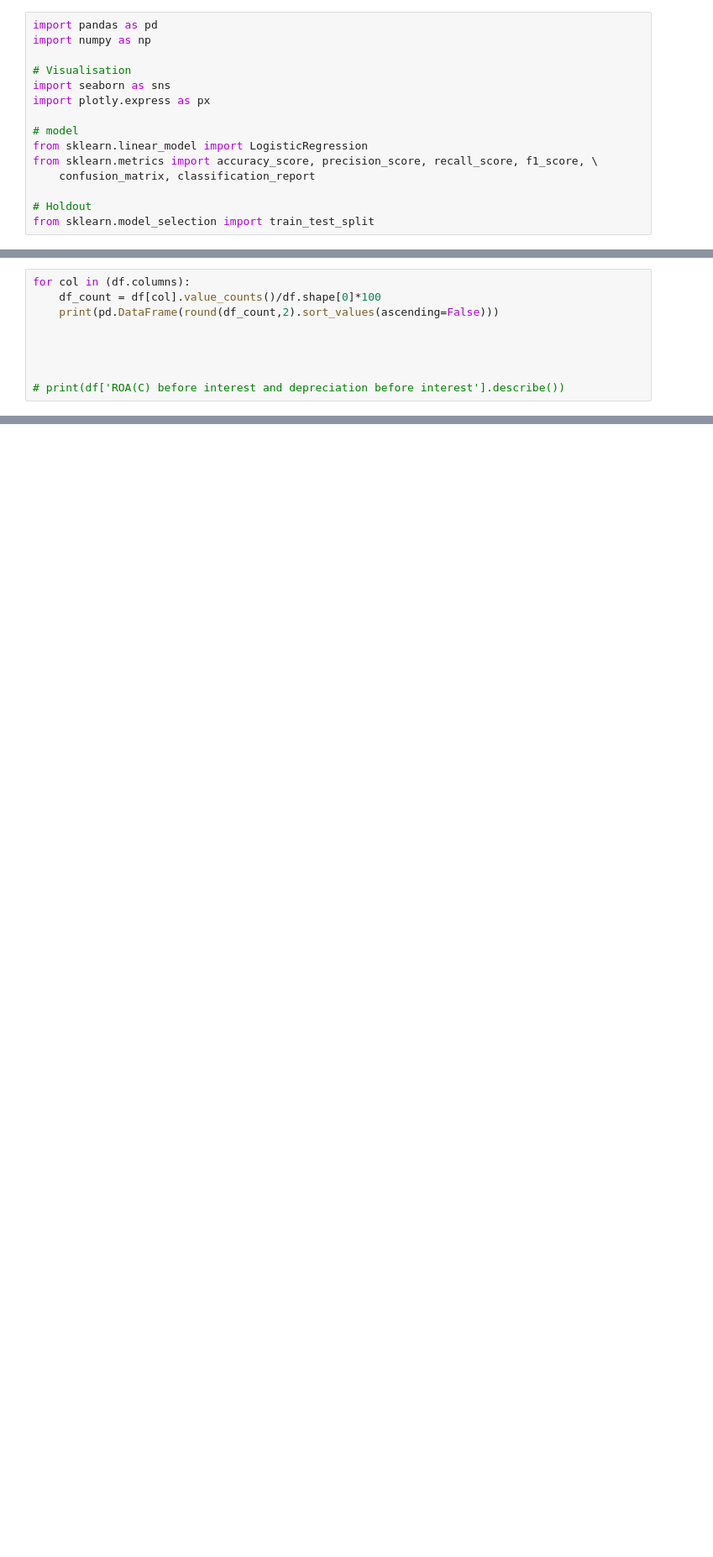
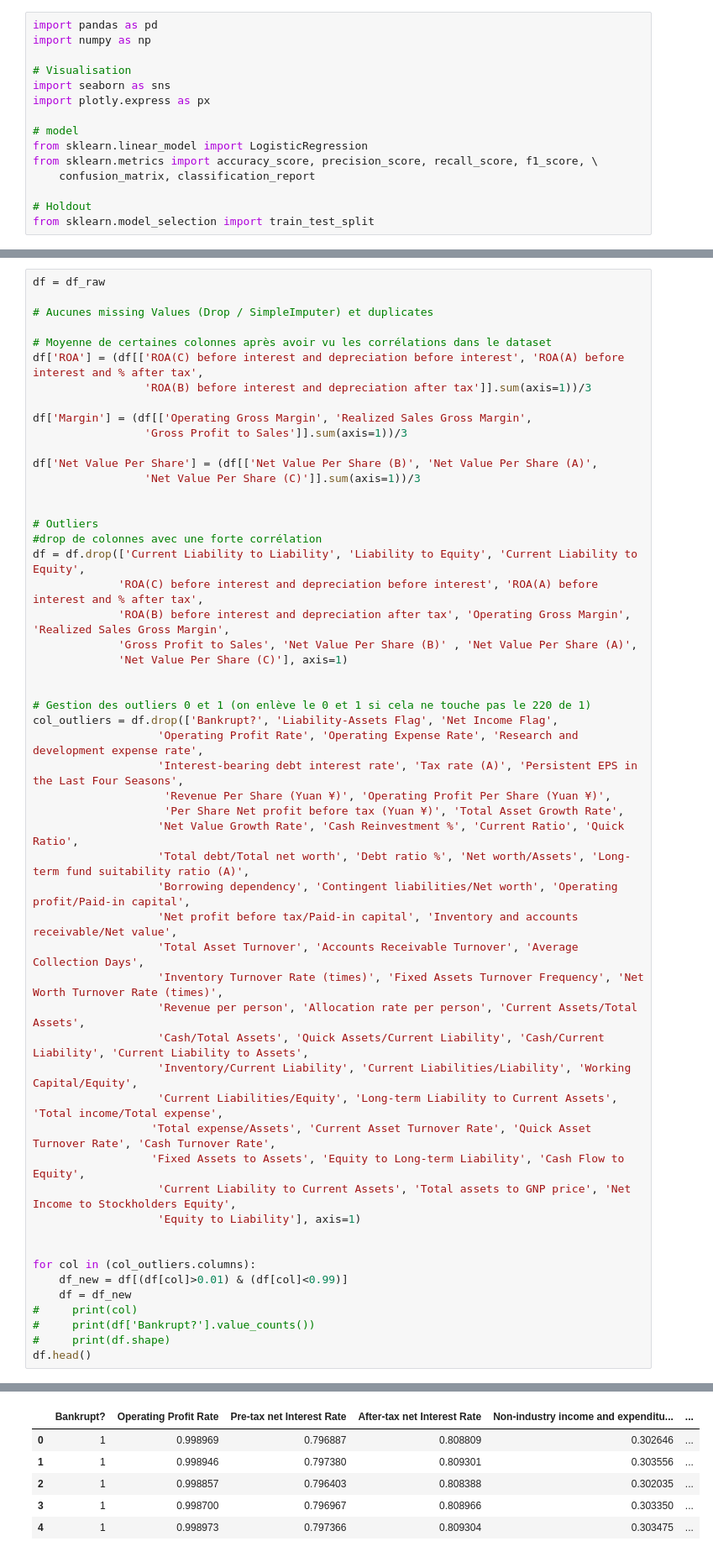
Before and after one commit to Clmntc/faillites_entreprises, a Jupyter notebook: Notebook_EDA.ipynb, the cells around one changed output, grey strips where cells are left out. Shown at 84% size. Drawn from its saved outputs; the diff is of its cells as text; blank space fills up the shorter version.

```diff
--- a/Notebook_EDA.ipynb
+++ b/Notebook_EDA.ipynb
@@ -317,12 +224,3 @@ Degree of Financial Leverage (DFL)
 Interest Coverage Ratio (Interest expense to EBIT)
 Net Income Flag
 Equity to Liability**
-# %%
-for col in (df.columns):
-    df_count = df[col].value_counts()/df.shape[0]*100
-    print(pd.DataFrame(round(df_count,2).sort_values(ascending=False)))
-
-
-
-
-# print(df['ROA(C) before interest and depreciation before interest'].describe())
@@ -350,0 +325,55 @@ for col in (df.columns):
+# %%
+df = df_raw
+
+# Aucunes missing Values (Drop / SimpleImputer) et duplicates
+
+# Moyenne de certaines colonnes après avoir vu les corrélations dans le dataset
+df['ROA'] = (df[['ROA(C) before interest and depreciation before interest', 'ROA(A) before interest and % after tax',
+                 'ROA(B) before interest and depreciation after tax']].sum(axis=1))/3
+
+df['Margin'] = (df[['Operating Gross Margin', 'Realized Sales Gross Margin',
+                 'Gross Profit to Sales']].sum(axis=1))/3
+
+df['Net Value Per Share'] = (df[['Net Value Per Share (B)', 'Net Value Per Share (A)',
+                 'Net Value Per Share (C)']].sum(axis=1))/3
+
+
+# Outliers
+#drop de colonnes avec une forte corrélation
+df = df.drop(['Current Liability to Liability', 'Liability to Equity', 'Current Liability to Equity',
+             'ROA(C) before interest and depreciation before interest', 'ROA(A) before interest and % after tax',
+             'ROA(B) before interest and depreciation after tax', 'Operating Gross Margin', 'Realized Sales Gross Margin',
+             'Gross Profit to Sales', 'Net Value Per Share (B)' , 'Net Value Per Share (A)',
+             'Net Value Per Share (C)'], axis=1)
+
+
+# Gestion des outliers 0 et 1 (on enlève le 0 et 1 si cela ne touche pas le 220 de 1)
+col_outliers = df.drop(['Bankrupt?', 'Liability-Assets Flag', 'Net Income Flag',
+                   'Operating Profit Rate', 'Operating Expense Rate', 'Research and development expense rate',
+                   'Interest-bearing debt interest rate', 'Tax rate (A)', 'Persistent EPS in the Last Four Seasons',
+                    'Revenue Per Share (Yuan ¥)', 'Operating Profit Per Share (Yuan ¥)',
+                    'Per Share Net profit before tax (Yuan ¥)', 'Total Asset Growth Rate',
+                   'Net Value Growth Rate', 'Cash Reinvestment %', 'Current Ratio', 'Quick Ratio',
+                   'Total debt/Total net worth', 'Debt ratio %', 'Net worth/Assets', 'Long-term fund suitability ratio (A)',
+                   'Borrowing dependency', 'Contingent liabilities/Net worth', 'Operating profit/Paid-in capital',
+                   'Net profit before tax/Paid-in capital', 'Inventory and accounts receivable/Net value',
+                   'Total Asset Turnover', 'Accounts Receivable Turnover', 'Average Collection Days',
+                   'Inventory Turnover Rate (times)', 'Fixed Assets Turnover Frequency', 'Net Worth Turnover Rate (times)',
+                   'Revenue per person', 'Allocation rate per person', 'Current Assets/Total Assets',
+                   'Cash/Total Assets', 'Quick Assets/Current Liability', 'Cash/Current Liability', 'Current Liability to Assets',
+                   'Inventory/Current Liability', 'Current Liabilities/Liability', 'Working Capital/Equity',
+                   'Current Liabilities/Equity', 'Long-term Liability to Current Assets', 'Total income/Total expense',
+                  'Total expense/Assets', 'Current Asset Turnover Rate', 'Quick Asset Turnover Rate', 'Cash Turnover Rate',
+                  'Fixed Assets to Assets', 'Equity to Long-term Liability', 'Cash Flow to Equity',
+                   'Current Liability to Current Assets', 'Total assets to GNP price', 'Net Income to Stockholders Equity',
+                   'Equity to Liability'], axis=1)
+
+
+for col in (col_outliers.columns):
+    df_new = df[(df[col]>0.01) & (df[col]<0.99)]
+    df = df_new
+#     print(col)
+#     print(df['Bankrupt?'].value_counts())
+#     print(df.shape)
+df.head()
+# %% [output]
@@ -350,0 +381,6 @@ for col in (df.columns):
+|  | Bankrupt? | Operating Profit Rate | Pre-tax net Interest Rate | After-tax net Interest Rate | Non-industry income and expenditu... | ... |
+| 0 | 1 | 0.998969 | 0.796887 | 0.808809 | 0.302646 | ... |
+| 1 | 1 | 0.998946 | 0.797380 | 0.809301 | 0.303556 | ... |
+| 2 | 1 | 0.998857 | 0.796403 | 0.808388 | 0.302035 | ... |
+| 3 | 1 | 0.998700 | 0.796967 | 0.808966 | 0.303350 | ... |
+| 4 | 1 | 0.998973 | 0.797366 | 0.809304 | 0.303475 | ... |
```
Also changed, not shown: parts of 45 cells of this notebook.
